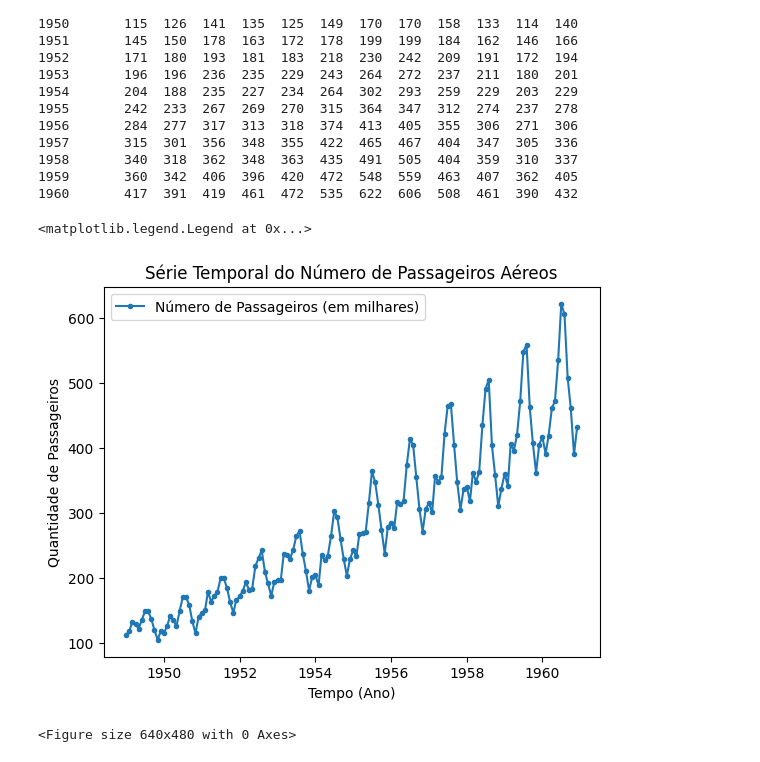
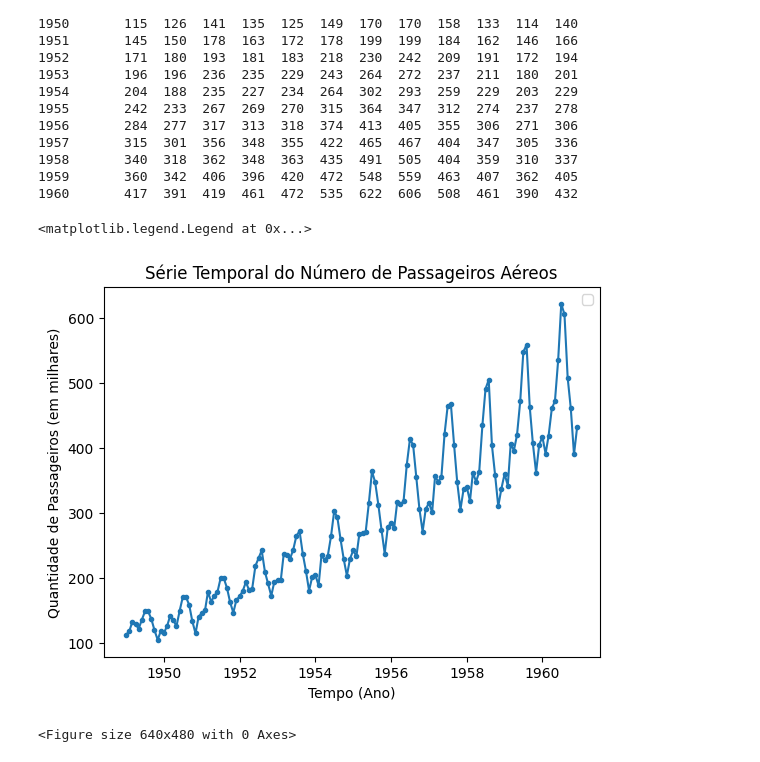
Before and after one commit to N-Merk/TimeSeries_forecasting-and-intervention-analysis, a Jupyter notebook: ModelIllustration.ipynb, the cells around one changed output. Saved outputs shown, nothing was run; the diff lists cells and outputs as text; code cells hidden in the pictures.

```diff
--- a/ModelIllustration.ipynb
+++ b/ModelIllustration.ipynb
@@ -59,6 +59,8 @@ print(df.columns)
 table = df.pivot(index='Year', columns='Month_num', values='Passengers')
 
 print(table)
+
+df.drop(columns=['Year', 'Month_num'], inplace=True)
 # %% [output]
 Index(['Passengers', 'Year', 'Month_num'], dtype='str')
 Month_num   1    2    3    4    5    6    7    8    9    10   11   12
@@ -76,14 +78,14 @@ Year
 1959       360  342  406  396  420  472  548  559  463  407  362  405
 1960       417  391  419  461  472  535  622  606  508  461  390  432
 # %%
-plt.plot(df["Passengers"], marker='o', markersize=3, label="Número de Passageiros (em milhares)")
+plt.plot(df, marker='o', markersize=3)
 plt.title("Série Temporal do Número de Passageiros Aéreos")
 plt.xlabel("Tempo (Ano)")
-plt.ylabel("Quantidade de Passageiros")
+plt.ylabel("Quantidade de Passageiros (em milhares)")
 plt.savefig("serie_temporal_passageiros_visualization_datos.png", dpi=300, bbox_inches='tight')
 plt.legend()
 # %% [output]
 <matplotlib.legend.Legend at 0x...>
-[figure, old version]
+[figure, new version]
 # %%
 plt.figure()
```
Also changed, not shown: parts of 20 cells of this notebook, 4 other files.
